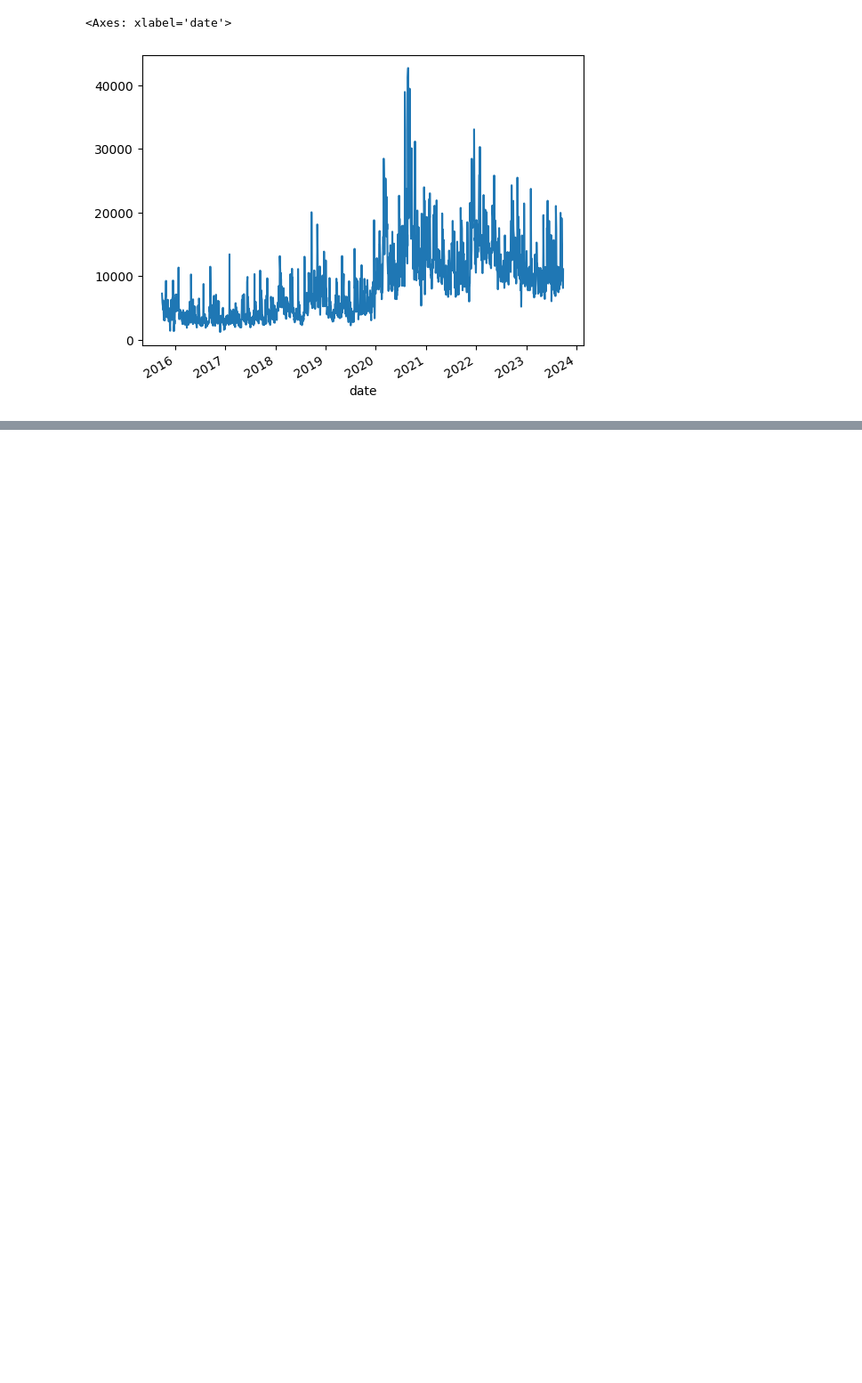
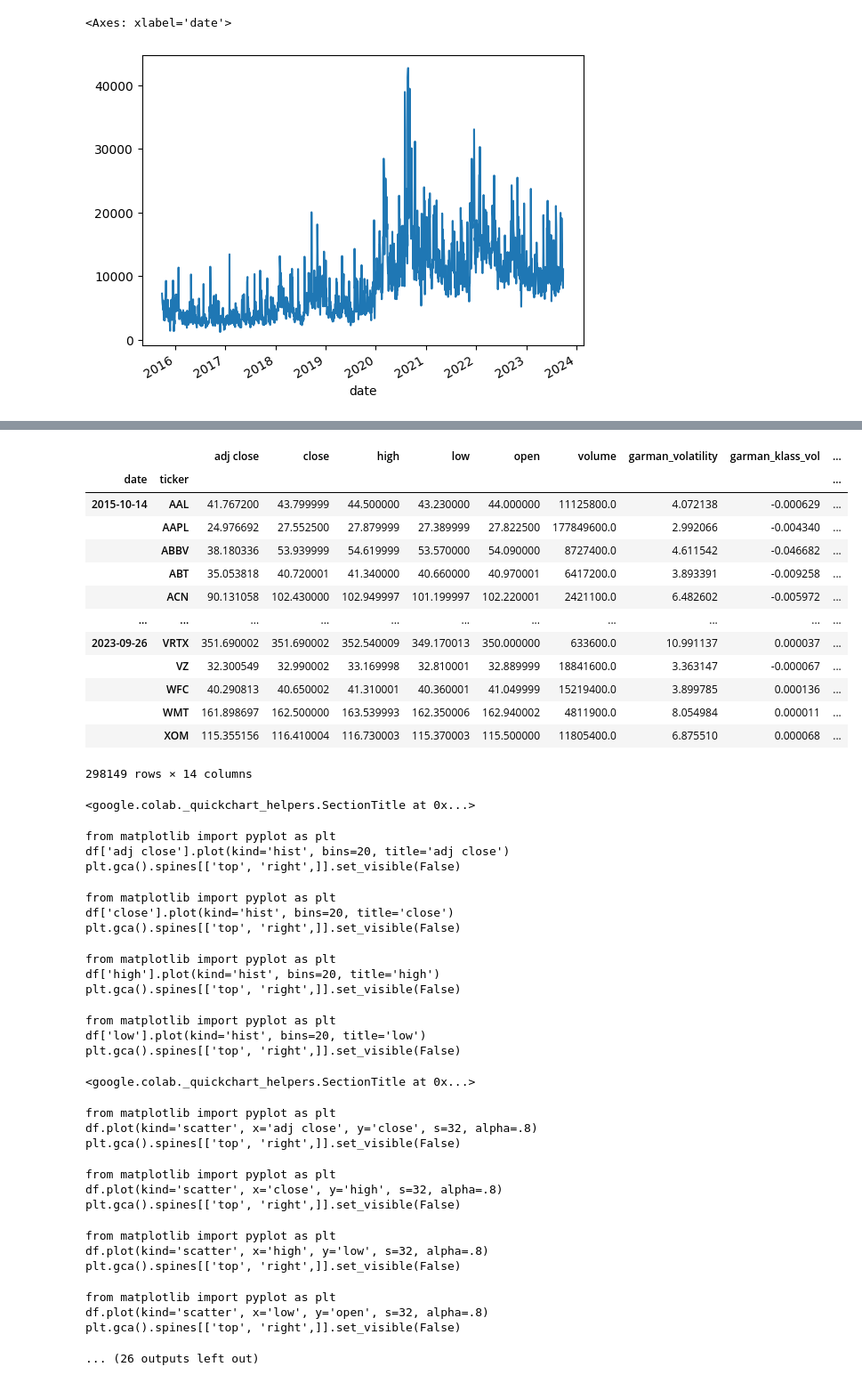
Before and after one commit to ranjan2829/Quant, a Jupyter notebook: Quant_&_Algorithmic_trading_strategy.ipynb, the cells around one changed output, grey strips where cells are left out. Shown at 89% size. Drawn from its saved outputs; the diff is of its cells as text; code cells hidden in the pictures; blank space fills up the shorter version.

```diff
--- a/Quant_&_Algorithmic_trading_strategy.ipynb
+++ b/Quant_&_Algorithmic_trading_strategy.ipynb
@@ -170,0 +216,50 @@ df.xs('AAPL',level=1)['dollar_vol'].plot()
+# %%
+df['dollar_vol'] = (df.loc[:, 'dollar_vol'].unstack('ticker').rolling(5*12, min_periods=12).mean().stack())
+
+df['dollar_vol_rank'] = (df.groupby('date')['dollar_vol'].rank(ascending=False))
+
+df= df[df['dollar_vol_rank']<150].drop(['dollar_vol', 'dollar_vol_rank'], axis=1)
+
+df
+# %% [output]
+|  |  | adj close | close | high | low | open | volume | garman_volatility | garman_klass_vol | ... |
+| date | ticker |  |  |  |  |  |  |  |  | ... |
+| 2015-10-14 | AAL | 41.767200 | 43.799999 | 44.500000 | 43.230000 | 44.000000 | 11125800.0 | 4.072138 | -0.000629 | ... |
+|  | AAPL | 24.976692 | 27.552500 | 27.879999 | 27.389999 | 27.822500 | 177849600.0 | 2.992066 | -0.004340 | ... |
+|  | ABBV | 38.180336 | 53.939999 | 54.619999 | 53.570000 | 54.090000 | 8727400.0 | 4.611542 | -0.046682 | ... |
+|  | ABT | 35.053818 | 40.720001 | 41.340000 | 40.660000 | 40.970001 | 6417200.0 | 3.893391 | -0.009258 | ... |
+|  | ACN | 90.131058 | 102.430000 | 102.949997 | 101.199997 | 102.220001 | 2421100.0 | 6.482602 | -0.005972 | ... |
+| ... | ... | ... | ... | ... | ... | ... | ... | ... | ... | ... |
+| 2023-09-26 | VRTX | 351.690002 | 351.690002 | 352.540009 | 349.170013 | 350.000000 | 633600.0 | 10.991137 | 0.000037 | ... |
+|  | VZ | 32.300549 | 32.990002 | 33.169998 | 32.810001 | 32.889999 | 18841600.0 | 3.363147 | -0.000067 | ... |
+|  | WFC | 40.290813 | 40.650002 | 41.310001 | 40.360001 | 41.049999 | 15219400.0 | 3.899785 | 0.000136 | ... |
+|  | WMT | 161.898697 | 162.500000 | 163.539993 | 162.350006 | 162.940002 | 4811900.0 | 8.054984 | 0.000011 | ... |
+|  | XOM | 115.355156 | 116.410004 | 116.730003 | 115.370003 | 115.500000 | 11805400.0 | 6.875510 | 0.000068 | ... |
+298149 rows × 14 columns
+<google.colab._quickchart_helpers.SectionTitle at 0x...>
+from matplotlib import pyplot as plt
+df['adj close'].plot(kind='hist', bins=20, title='adj close')
+plt.gca().spines[['top', 'right',]].set_visible(False)
+from matplotlib import pyplot as plt
+df['close'].plot(kind='hist', bins=20, title='close')
+plt.gca().spines[['top', 'right',]].set_visible(False)
+from matplotlib import pyplot as plt
+df['high'].plot(kind='hist', bins=20, title='high')
+plt.gca().spines[['top', 'right',]].set_visible(False)
+from matplotlib import pyplot as plt
+df['low'].plot(kind='hist', bins=20, title='low')
+plt.gca().spines[['top', 'right',]].set_visible(False)
+<google.colab._quickchart_helpers.SectionTitle at 0x...>
+from matplotlib import pyplot as plt
+df.plot(kind='scatter', x='adj close', y='close', s=32, alpha=.8)
+plt.gca().spines[['top', 'right',]].set_visible(False)
+from matplotlib import pyplot as plt
+df.plot(kind='scatter', x='close', y='high', s=32, alpha=.8)
+plt.gca().spines[['top', 'right',]].set_visible(False)
+from matplotlib import pyplot as plt
+df.plot(kind='scatter', x='high', y='low', s=32, alpha=.8)
+plt.gca().spines[['top', 'right',]].set_visible(False)
+from matplotlib import pyplot as plt
+df.plot(kind='scatter', x='low', y='open', s=32, alpha=.8)
+plt.gca().spines[['top', 'right',]].set_visible(False)
+... (26 outputs left out)
```
Also changed, not shown: parts of 5 cells of this notebook.
